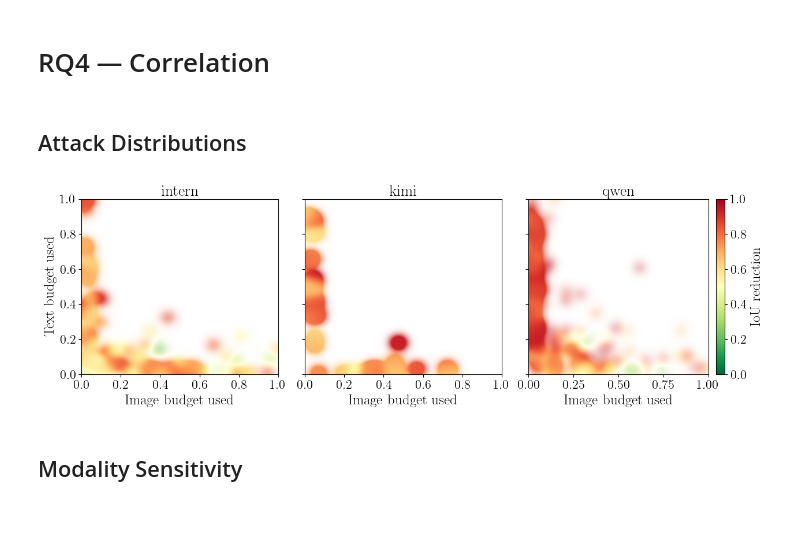
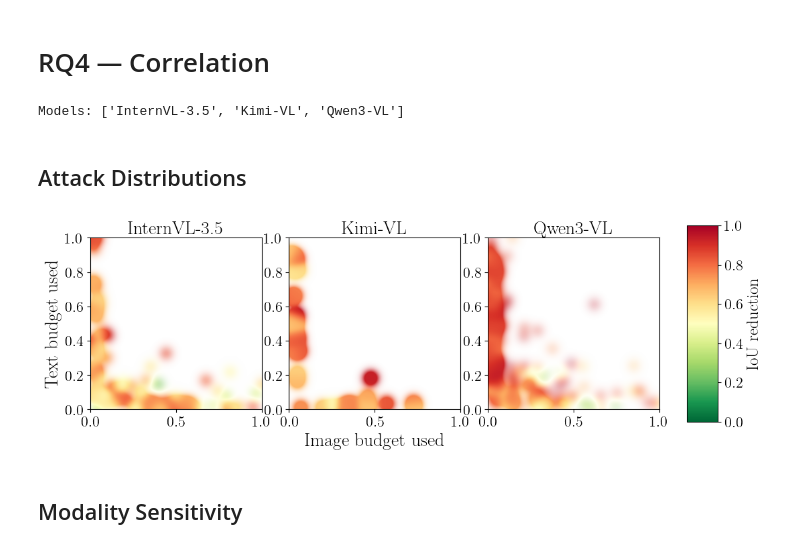
Before and after one commit to oliverweissl/multimodal-corruptions, a Jupyter notebook: analysis/RQ4_Correlation.ipynb, the cells around one changed output. Cells and saved outputs as stored; diff of their text form; code cells hidden in the pictures; blank space fills up the shorter version.

```diff
--- a/analysis/RQ4_Correlation.ipynb
+++ b/analysis/RQ4_Correlation.ipynb
@@ -16,9 +16,14 @@ setup_matplotlib()
 df_all = load_all_results(include_baseline_fail=True)
 df     = success_only(df_all)
 
-# Models with enough successes for meaningful analysis
 MODELS = [m for m in sorted(df.model.unique())
           if (df.model == m).sum() >= 30]
+
+MODEL_LABEL = {
+    'qwen':   'Qwen3-VL',
+    'kimi':   'Kimi-VL',
+    'intern': 'InternVL-3.5',
+}
 
 SCENE_LABEL = {
     'single/solo':  'SC-SI',
@@ -26,58 +31,74 @@ SCENE_LABEL = {
     'multi':        'MC',
 }
 SCENES = ['single/solo', 'single/multi', 'multi']
+
+def mlabel(m):
+    return MODEL_LABEL.get(m, tex(m))
+
+print('Models:', [mlabel(m) for m in MODELS])
+# %% [output]
+Models: ['InternVL-3.5', 'Kimi-VL', 'Qwen3-VL']
 # %% [markdown]
 ## Attack Distributions
 # %%
 sub_mm = df[(df['genome_mode'] == 'multi') & df['model'].isin(MODELS)]
 sub_mm = sub_mm.dropna(subset=['img_budget_used', 'txt_budget_used'])
-n = len(MODELS)
 
 GS    = 500
 SIGMA = 0.03
 xi    = np.linspace(0, 1, GS)
 yi    = np.linspace(0, 1, GS)
 gx, gy = np.meshgrid(xi, yi)
 
-fig, axes = plt.subplots(1, n, figsize=(4.2 * n, 4.0), sharey=True)
-if n == 1:
-    axes = [axes]
-for k, (ax, model) in enumerate(zip(axes, MODELS)):
+n     = len(MODELS)
+CELL  = 3.8
+CB_W  = 0.18
+
+fig, axes = plt.subplots(
+    1, n + 1,
+    figsize=(n * CELL + CELL * CB_W, CELL),
+    gridspec_kw={'width_ratios': [1] * n + [CB_W]},
+)
+data_axes, ax_cb = axes[:n], axes[n]
+
+for k, (ax, model) in enumerate(zip(data_axes, MODELS)):
     sub = sub_mm[sub_mm['model'] == model]
     px  = sub['img_budget_used'].values
     py  = sub['txt_budget_used'].values
     val = sub['iou_reduction'].values
 
     weighted_sum = np.zeros((GS, GS))
     weight_total = np.zeros((GS, GS))
     for xp, yp, v in zip(px, py, val):
         w = np.exp(-((gx - xp)**2 + (gy - yp)**2) / (2 * SIGMA**2))
         weighted_sum += w * v
         weight_total += w
 
     color = np.where(weight_total > 0, weighted_sum / weight_total, 0.0)
     pos_w = weight_total[weight_total > 0]
     alpha = np.clip(weight_total / np.percentile(pos_w, 90), 0, 1)
 
     norm = plt.Normalize(vmin=0, vmax=1)
     rgba = plt.cm.RdYlGn_r(norm(color))
     rgba[..., 3] = alpha
 
-    ax.imshow(rgba, origin='lower', extent=[0, 1, 0, 1], aspect='auto')
-    sm = plt.cm.ScalarMappable(cmap='RdYlGn_r', norm=norm)
-    sm.set_array([])
-    ax.set_xlabel('Image budget used')
+    ax.imshow(rgba, origin='lower', extent=[0, 1, 0, 1], aspect='equal')
+    ax.set_aspect('equal')
+    if k == 1:
+        ax.set_xlabel('Image budget used', fontsize=20)
     if k == 0:
-        ax.set_ylabel('Text budget used')
-    ax.set_title(tex(model), pad=3)
+        ax.set_ylabel('Text budget used', fontsize=20)
+    ax.set_title(mlabel(model), fontsize=20, pad=4)
 
-cbar = plt.colorbar(sm, ax=axes[-1], fraction=0.046, pad=0.04)
-cbar.set_label('IoU reduction')
-plt.tight_layout(pad=0.3)
+sm = plt.cm.ScalarMappable(cmap='RdYlGn_r', norm=norm)
+sm.set_array([])
+plt.colorbar(sm, cax=ax_cb)
+ax_cb.set_ylabel('IoU reduction')
+
 plt.savefig('figures/rq4_budget_heatmap.pdf', dpi=150, bbox_inches='tight')
 plt.show()
 # %% [output]
-[figure, old version]
+[figure, new version]
 # %% [markdown]
  ## Modality Sensitivity
 # %%
```
Also changed, not shown: parts of 3 cells of this notebook, 8 other files.
